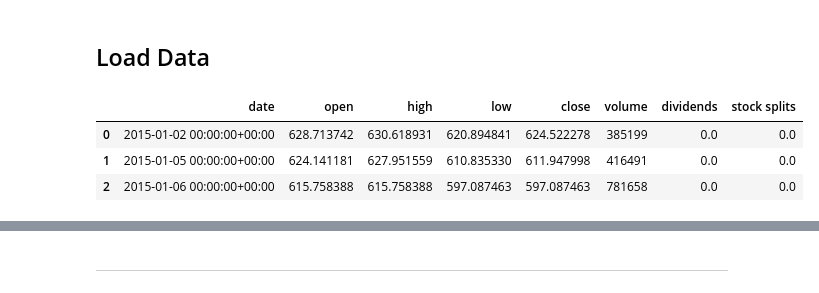
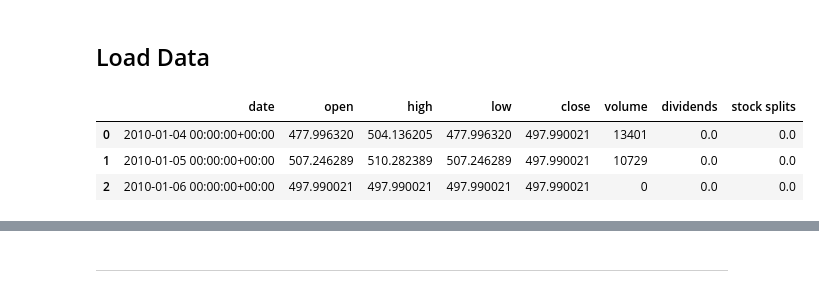
Before and after one commit to AndyV773/PP5, a Jupyter notebook: jupyter_notebooks/03 - DataCleaning.ipynb, the cells around one changed output, grey strips where cells are left out. Saved outputs shown, nothing was run; the diff lists cells and outputs as text; code cells hidden in the pictures.

```diff
--- a/jupyter_notebooks/03 - DataCleaning.ipynb
+++ b/jupyter_notebooks/03 - DataCleaning.ipynb
@@ -58,13 +58,13 @@ current_dir
 # %%
 import pandas as pd
 
-df = pd.read_csv("outputs/datasets/collection/phnx_2015_2025.csv")
+df = pd.read_csv("outputs/datasets/collection/phnx_2010_2025.csv")
 df.head(3)
 # %% [output]
 |  | date | open | high | low | close | volume | dividends | stock splits |
-| 0 | 2015-01-02 00:00:00+00:00 | 628.713742 | 630.618931 | 620.894841 | 624.522278 | 385199 | 0.0 | 0.0 |
-| 1 | 2015-01-05 00:00:00+00:00 | 624.141181 | 627.951559 | 610.835330 | 611.947998 | 416491 | 0.0 | 0.0 |
-| 2 | 2015-01-06 00:00:00+00:00 | 615.758388 | 615.758388 | 597.087463 | 597.087463 | 781658 | 0.0 | 0.0 |
+| 0 | 2010-01-04 00:00:00+00:00 | 477.996320 | 504.136205 | 477.996320 | 497.990021 | 13401 | 0.0 | 0.0 |
+| 1 | 2010-01-05 00:00:00+00:00 | 507.246289 | 510.282389 | 507.246289 | 497.990021 | 10729 | 0.0 | 0.0 |
+| 2 | 2010-01-06 00:00:00+00:00 | 497.990021 | 497.990021 | 497.990021 | 497.990021 | 0 | 0.0 | 0.0 |
 # %%
 df = df.copy()
 print(df.shape)
```
Also changed, not shown: parts of 37 cells of this notebook, 9 other files.
